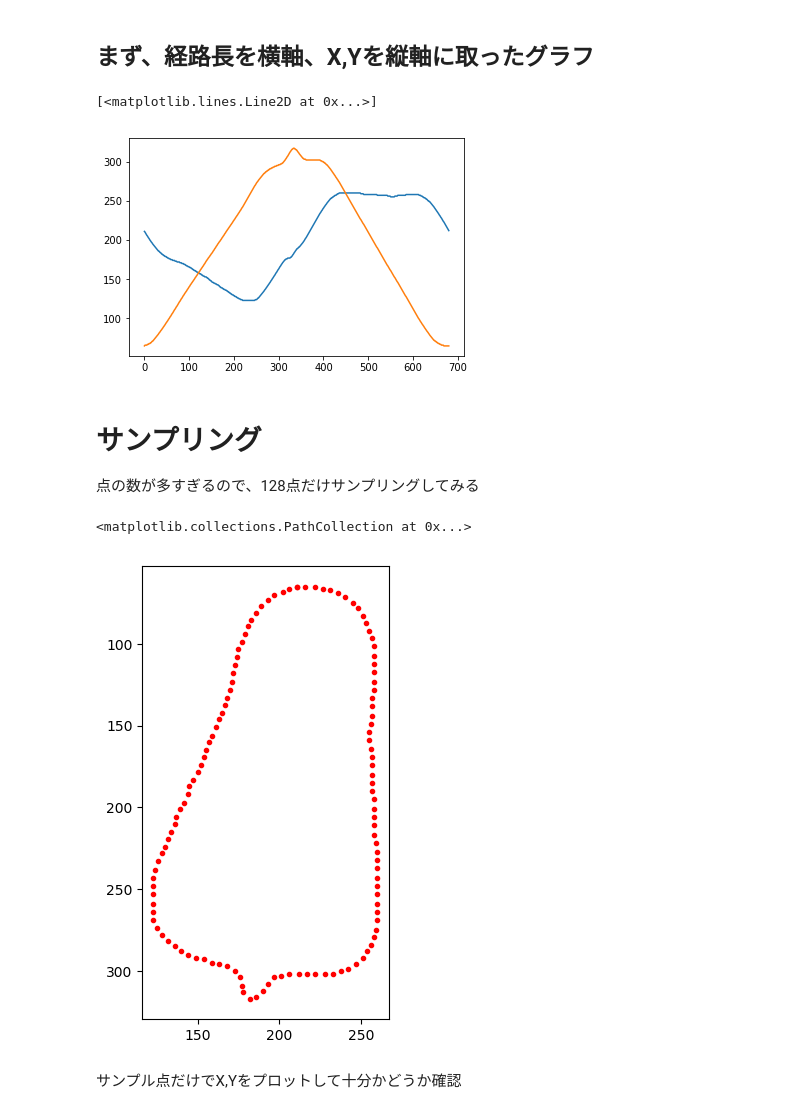
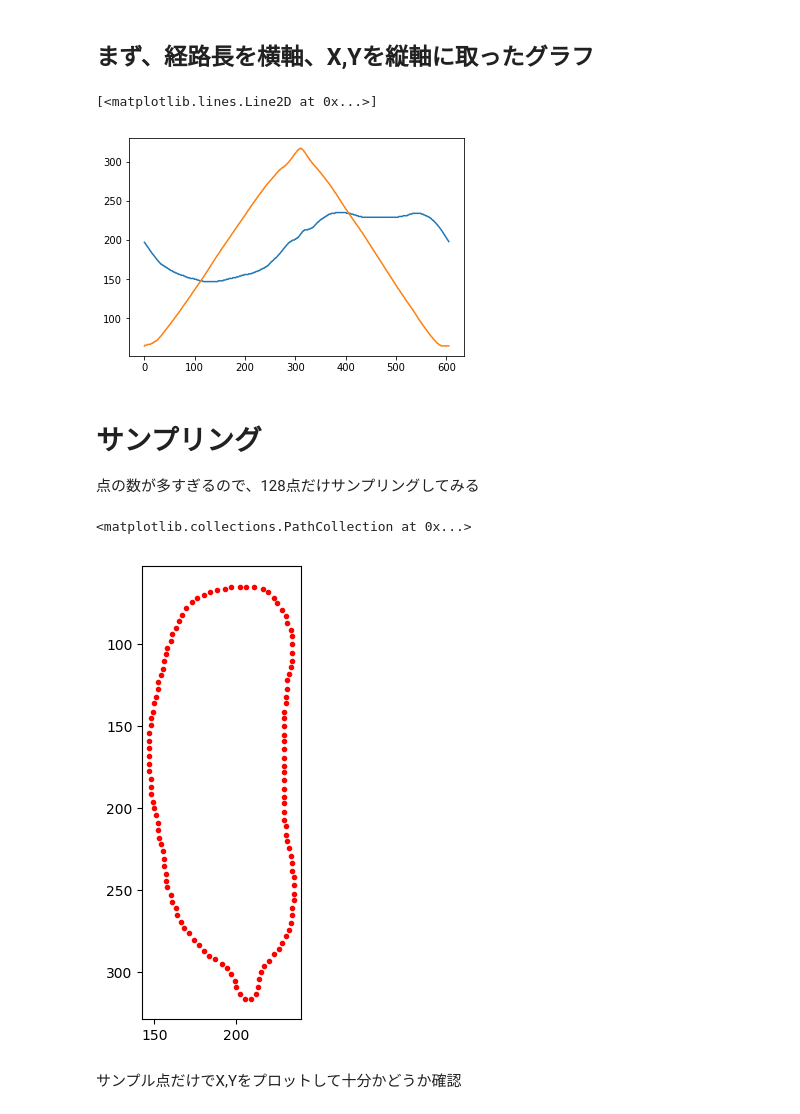
Before and after one commit to iciromaco/RL2nd, a Jupyter notebook: （形状記述）P型フーリエ記述子.ipynb, the cells around one changed output. Drawn from its saved outputs; the diff is of its cells as text; code cells hidden in the pictures.

```diff
--- a/（形状記述）P型フーリエ記述子.ipynb
+++ b/（形状記述）P型フーリエ記述子.ipynb
@@ -111,7 +111,7 @@ darumaimg = getstandardShape(cv2.imread(daruma,cv2.IMREAD_GRAYSCALE), unitSize=U
 aomidaimg = getstandardShape(cv2.imread(aomida,cv2.IMREAD_GRAYSCALE), unitSize=UNIT, thres=0.25)
 nezumiimg = getstandardShape(cv2.imread(nezumi,cv2.IMREAD_GRAYSCALE), unitSize=UNIT, thres=0.25)
 # %%
-img = nezumiimg
+img = kohakuimg
 plt.imshow(img)
 # %% [output]
 <matplotlib.image.AxesImage at 0x...>
@@ -146,44 +133,44 @@ radius = [np.sqrt(dx*dx+dy*dy)  for [dx,dy] in diff]
 # %% [markdown]
 ## まず、経路長を横軸、X,Yを縦軸に取ったグラフ
 # %%
+# 輪郭に沿った長さの列
+lengs = [cv2.arcLength(cnt00[:i+1],False)  for i in range(len(cnt00))]
 plt.plot(lengs,[x for [[x,y]] in cnt00 ])
 plt.plot(lengs,[y for [[x,y]] in cnt00 ])
 # %% [output]
 [<matplotlib.lines.Line2D at 0x...>]
-[figure, old version]
+[figure, new version]
 # %% [markdown]
 # サンプリング
 点の数が多すぎるので、128点だけサンプリングしてみる
 # %%
 # 輪郭点を 128 分割したい
 SPANS = 128
 allLength = cv2.arcLength(cnt00,True) # 輪郭の長さ
-needLengs = np.linspace(0,allLength,SPANS)
-lengs.append(allLength)
-cnt00 = np.r_[cnt00,[cnt00[0]]]
+needLengs = np.linspace(0,allLength,SPANS+1)
 s_indexies = []
 index = 0
 for i in range(SPANS):
     nl = needLengs[i]
-    for j in range(index,len(cnt00)-1):
+    for j in range(index,len(cnt00)):
         l0,l1 = lengs[j],lengs[j+1]
         if l0 <= nl and nl <= l1:
             if np.sqrt((l0-nl)**2) < np.sqrt((l1-nl)**2):
                 s_indexies.append(j)
                 index = j+1
             else:
                 s_indexies.append(j+1)
                 index = j+2
             break
 samples =  np.array([[cnt00[i][0][0],cnt00[i][0][1]]  for i  in s_indexies])
 # 表示して確認
 plt.figure(figsize=(6,6),dpi=100)
 plt.gca().set_aspect('equal', adjustable='box')
 plt.gca().invert_yaxis()
 plt.scatter(samples[:,0],samples[:,1] ,marker='.',color="red")
 # %% [output]
 <matplotlib.collections.PathCollection at 0x...>
-[figure, old version]
+[figure, new version]
 # %% [markdown]
 サンプル点だけでX,Yをプロットして十分かどうか確認
 # %%
```
Also changed, not shown: parts of 27 cells of this notebook, 4 other files.
